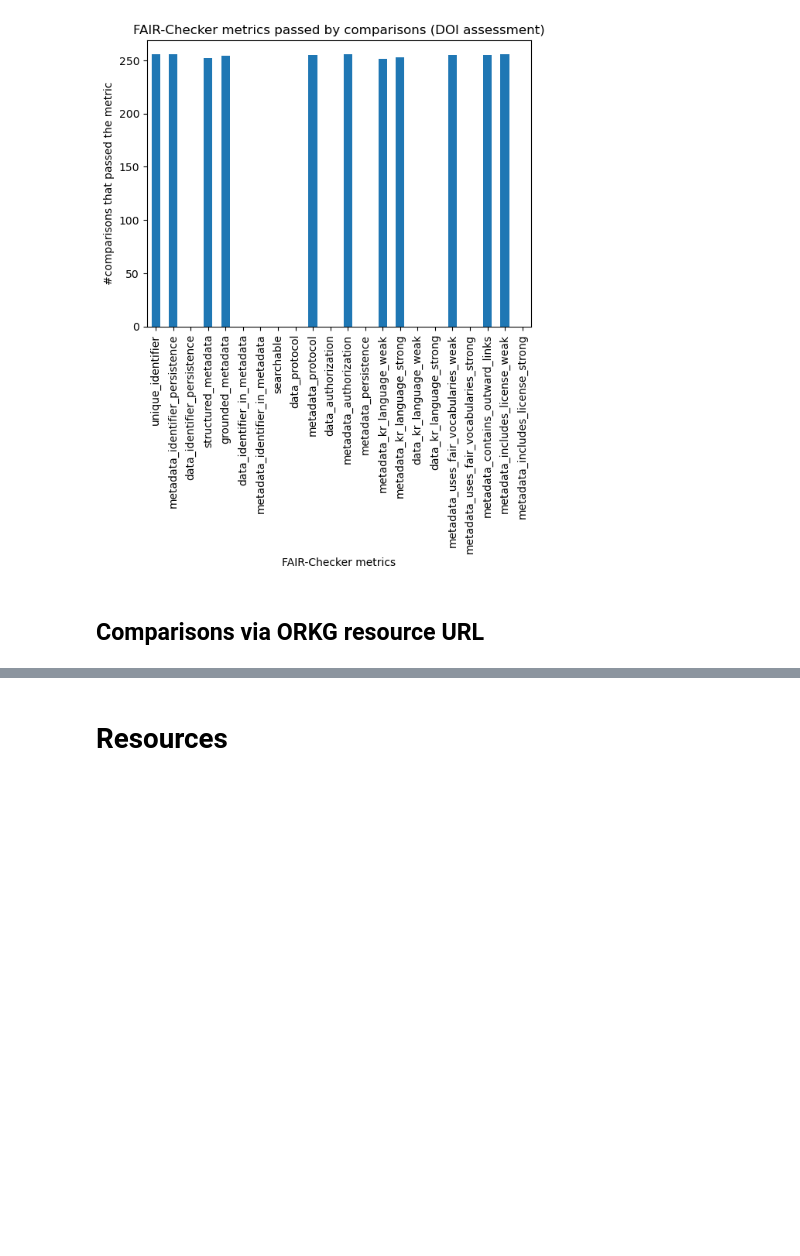
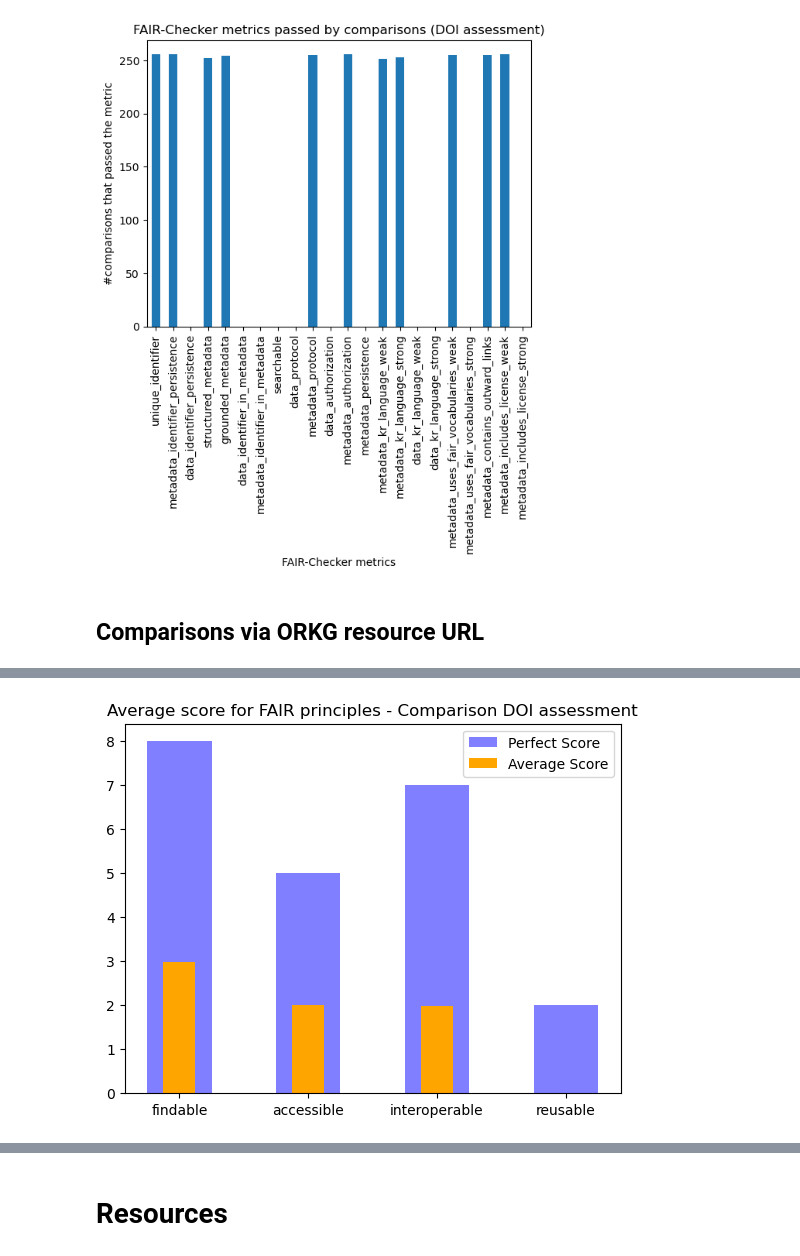
Before and after one commit to mwurzbacher/FAIRness-assessment-tools-evaluation-using-ORKG, a Jupyter notebook: FAIR_Enough_evaluation.ipynb, the cells around one changed output, grey strips where cells are left out. Saved outputs shown, nothing was run; the diff lists cells and outputs as text; code cells hidden in the pictures; blank space fills up the shorter version.

```diff
--- a/FAIR_Enough_evaluation.ipynb
+++ b/FAIR_Enough_evaluation.ipynb
@@ -246,0 +257,7 @@ plt.show()
+# %%
+comp_url_df = pd.read_csv("assessed_data/comparison_url_df_fenough_assessment.csv", index_col=0)
+comp_url_df = comp_url_df[comp_url_df["assessment_result"].isna() == False].reset_index(drop=True)
+comp_url_df["assessment_result"] = comp_url_df["assessment_result"].map(lambda x: x.replace("\'", "\""))
+comp_url_df["assessment_result"] = comp_url_df["assessment_result"].map(lambda x: x.replace("None", "\"None\""))
+comp_url_df["assessment_result"] = comp_url_df["assessment_result"].map(lambda x: json.loads(x))
+comp_url_df
@@ -246,0 +278,3 @@ plt.show()
+# %%
+comp_url_df_assessed = expand_comp_df(comp_url_df)
+comp_url_df_assessed[comp_url_df_assessed["score_earned"] == "None"].value_counts("metric")
@@ -246,0 +301,4 @@ plt.show()
+# %%
+comp_url_df_assessed["score_earned"] = comp_url_df_assessed["score_earned"].map(lambda x: x.replace("None", "0"))
+comp_url_df_assessed["score_earned"] = comp_url_df_assessed["score_earned"].map(lambda x: int(x))
+comp_url_df_assessed
@@ -246,0 +327,9 @@ plt.show()
+# %%
+comp_url_df_principle = comp_url_df_assessed
+comp_url_df_principle["principle"] = comp_url_df_principle["metric"].map(lambda x: metric_to_principle[x])
+comp_url_df_principle = comp_url_df_principle.groupby("principle").agg({"score_earned": "sum", "score_total": "sum"}).reset_index()
+comp_url_df_principle["score_earned"] = comp_url_df_principle["score_earned"]/len(comp_url_df)
+comp_url_df_principle["score_total"] = comp_url_df_principle["score_total"]/len(comp_url_df)
+comp_url_df_principle['principle'] = pd.Categorical(comp_url_df_principle['principle'], ['findable', 'accessible', 'interoperable', 'reusable'])
+comp_url_df_principle = comp_url_df_principle.sort_values('principle')
+comp_url_df_principle
@@ -246,0 +342,14 @@ plt.show()
+# %%
+width = 0.5
+perfect_scores = [8, 5, 7, 2]
+actual_scores = comp_url_df_principle['score_earned']
+indices = np.arange(len(perfect_scores))
+
+plt.bar(indices, perfect_scores, width=width, color='b', alpha=0.5, label='Perfect Score')
+plt.bar([i for i in indices], actual_scores, width=0.5*width, color='orange', label='Average Score')
+plt.xticks(indices, comp_url_df_principle['principle'] )
+plt.title("Average score for FAIR principles - Comparison DOI assessment")
+plt.legend()
+plt.show()
+# %% [output]
+[figure, added]
```
Also changed, not shown: parts of 20 cells of this notebook, 2 other files.
